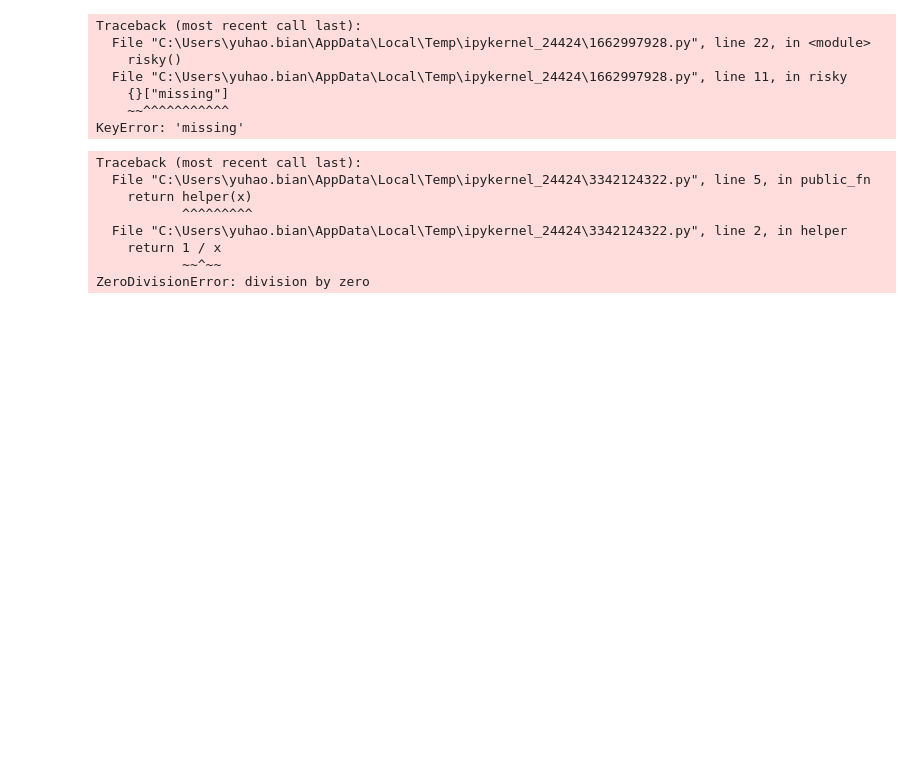
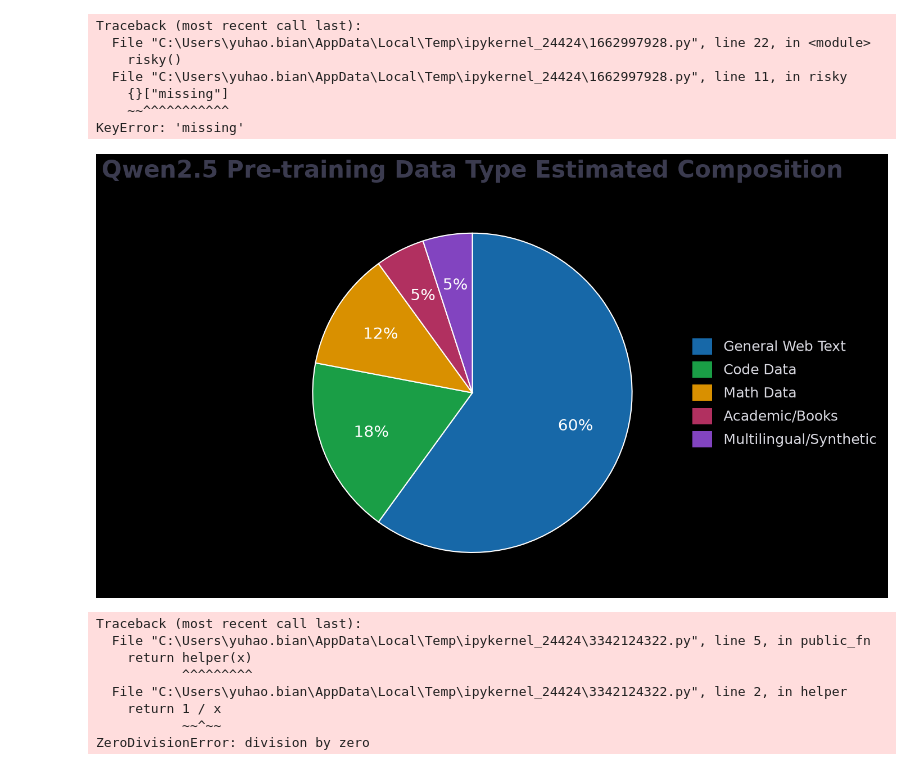
Before and after one commit to bianyuhao-0604/practcie, a Jupyter notebook: 20260922/day61.ipynb, the cells around one changed output. Drawn from its saved outputs; the diff is of its cells as text; code cells hidden in the pictures; blank space fills up the shorter version.

```diff
--- a/20260922/day61.ipynb
+++ b/20260922/day61.ipynb
@@ -283,6 +283,53 @@ Traceback (most recent call last):
     {}["missing"]
     ~~^^^^^^^^^^^
 KeyError: 'missing'
+# %%
+import matplotlib.pyplot as plt
+from matplotlib.patches import Patch
+
+# ---------- Data ----------
+labels = ['General Web Text', 'Code Data', 'Math Data',
+          'Academic/Books', 'Multilingual/Synthetic']
+sizes  = [60, 18, 12, 5, 5]
+colors = ['#1768A8', '#1A9E46', '#D99000', '#B13060', '#8244C0']
+
+# ---------- Figure (black background) ----------
+fig, ax = plt.subplots(figsize=(14, 8), facecolor='black')
+ax.set_facecolor('black')
+
+# ---------- Pie chart ----------
+wedges, _, autotexts = ax.pie(
+    sizes,
+    colors=colors,
+    autopct='%1.0f%%',
+    startangle=90,          # start at 12 o'clock
+    counterclock=False,     # draw clockwise
+    pctdistance=0.68,
+    wedgeprops={'edgecolor': 'white', 'linewidth': 1.5},
+    textprops={'color': 'white', 'fontsize': 20},
+)
+
+# ---------- Title (dark gray, like the original) ----------
+ax.set_title('Qwen2.5 Pre-training Data Type Estimated Composition',
+             color='#3B3B4F', fontsize=30, fontweight='bold', pad=20)
+
+# ---------- Legend (square patches on the right) ----------
+handles = [Patch(facecolor=c, edgecolor='none') for c in colors]
+ax.legend(handles, labels,
+          loc='center left',
+          bbox_to_anchor=(1.02, 0.5),
+          frameon=False,
+          labelcolor='#D8D8E0',
+          fontsize=18,
+          handlelength=1.4,
+          handleheight=1.4)
+
+plt.tight_layout()
+plt.savefig('qwen25_data_composition.png', dpi=150,
+            facecolor='black', bbox_inches='tight')
+plt.show()
+# %% [output]
+[figure, added]
 # %%
 def helper(x):
     return 1 / x
```
Also changed, not shown: 2 other files.
